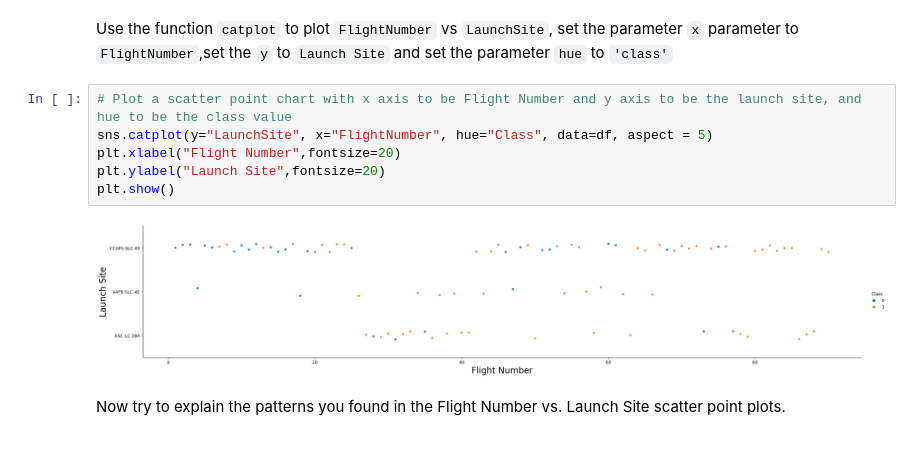
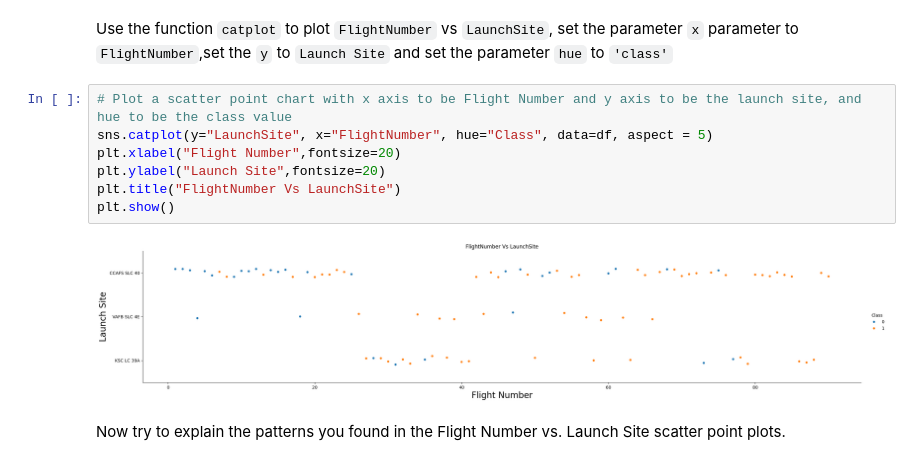
Before and after one commit to borismikwa/IBM-course, a Jupyter notebook: jupyter-labs-eda-dataviz.ipynb, the cells around one changed output. Drawn from its saved outputs; the diff is of its cells as text.

```diff
--- a/jupyter-labs-eda-dataviz.ipynb
+++ b/jupyter-labs-eda-dataviz.ipynb
@@ -86,11 +87,12 @@ Use the function <code>catplot</code> to plot <code>FlightNumber</code> vs <code
 # %%
 # Plot a scatter point chart with x axis to be Flight Number and y axis to be the launch site, and hue to be the class value
 sns.catplot(y="LaunchSite", x="FlightNumber", hue="Class", data=df, aspect = 5)
 plt.xlabel("Flight Number",fontsize=20)
 plt.ylabel("Launch Site",fontsize=20)
+plt.title("FlightNumber Vs LaunchSite")
 plt.show()
 # %% [output]
-[figure, old version]
+[figure, new version]
 # %% [markdown]
 Now try to explain the patterns you found in the Flight Number vs. Launch Site scatter point plots.
 # %% [markdown]
```
Also changed, not shown: parts of 7 cells of this notebook.
